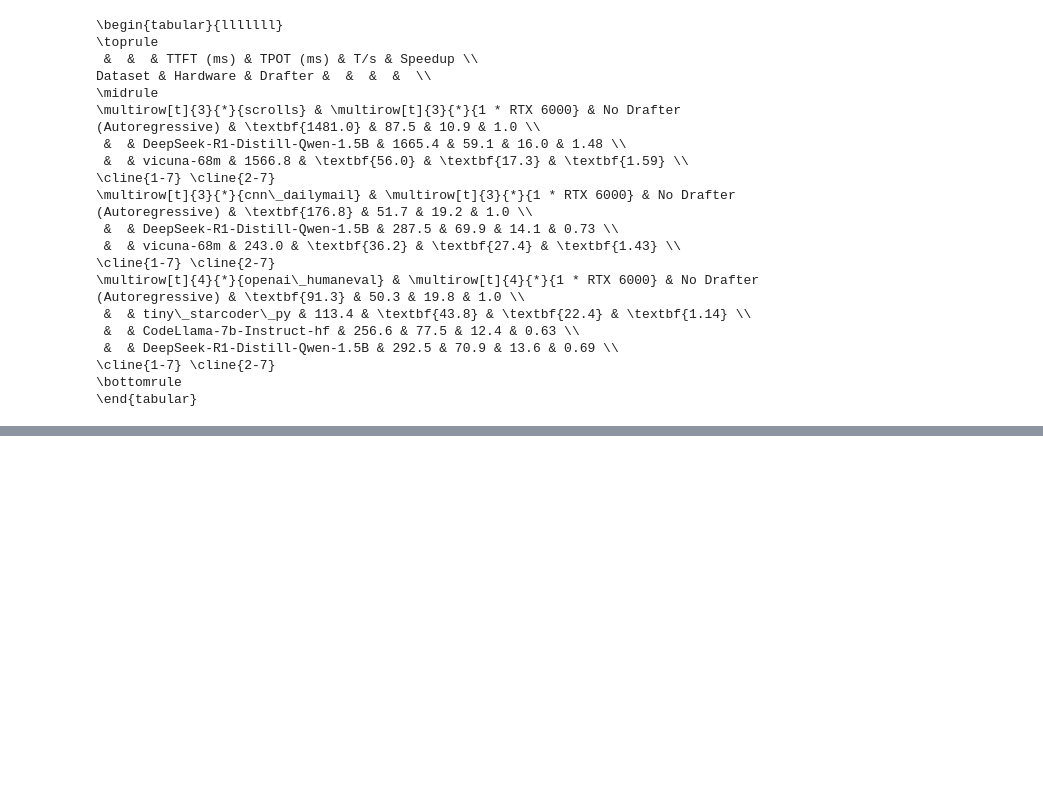
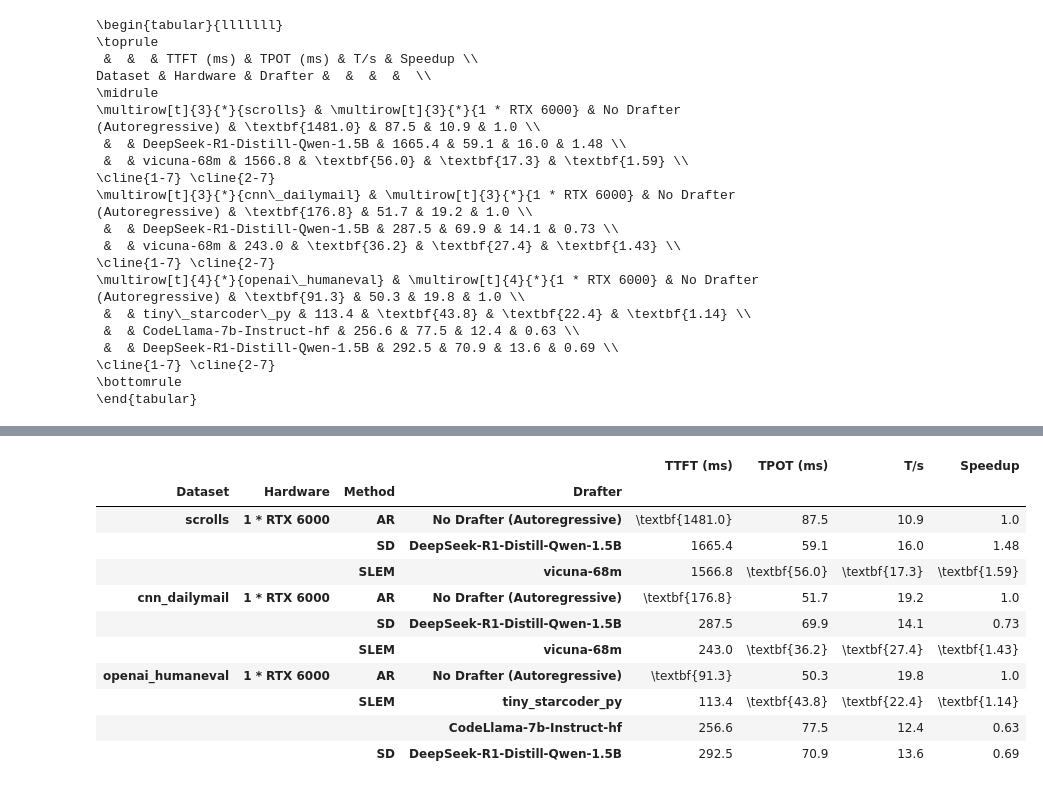
Before and after one commit to keyboardAnt/hf-bench, a Jupyter notebook: hf_bench/speedups.ipynb, the cells around one changed output, grey strips where cells are left out. Saved outputs shown, nothing was run; the diff lists cells and outputs as text; code cells hidden in the pictures; blank space fills up the shorter version.

```diff
--- a/hf_bench/speedups.ipynb
+++ b/hf_bench/speedups.ipynb
@@ -782,2 +790,19 @@ Temperature & Target & Dataset & Hardware & Method & Drafter &  &  &  &  \\
 \bottomrule
 \end{tabular}
+# %%
+df_deepseek_qwen_14b_temperature_0 = get_df_summary_deepseek_qwen_14b(df_summary_for_latex_sorted_bolded_with_hardware, 0)
+df_deepseek_qwen_14b_temperature_0 = drop_multiindex_columns(df_deepseek_qwen_14b_temperature_0, ["Temperature", "Target"])
+df_deepseek_qwen_14b_temperature_0
+# %% [output]
+|  |  |  |  | TTFT (ms) | TPOT (ms) | T/s | Speedup |
+| Dataset | Hardware | Method | Drafter |  |  |  |  |
+| scrolls | 1 * RTX 6000 | AR | No Drafter (Autoregressive) | \textbf{1481.0} | 87.5 | 10.9 | 1.0 |
+|  |  | SD | DeepSeek-R1-Distill-Qwen-1.5B | 1665.4 | 59.1 | 16.0 | 1.48 |
+|  |  | SLEM | vicuna-68m | 1566.8 | \textbf{56.0} | \textbf{17.3} | \textbf{1.59} |
+| cnn_dailymail | 1 * RTX 6000 | AR | No Drafter (Autoregressive) | \textbf{176.8} | 51.7 | 19.2 | 1.0 |
+|  |  | SD | DeepSeek-R1-Distill-Qwen-1.5B | 287.5 | 69.9 | 14.1 | 0.73 |
+|  |  | SLEM | vicuna-68m | 243.0 | \textbf{36.2} | \textbf{27.4} | \textbf{1.43} |
+| openai_humaneval | 1 * RTX 6000 | AR | No Drafter (Autoregressive) | \textbf{91.3} | 50.3 | 19.8 | 1.0 |
+|  |  | SLEM | tiny_starcoder_py | 113.4 | \textbf{43.8} | \textbf{22.4} | \textbf{1.14} |
+|  |  |  | CodeLlama-7b-Instruct-hf | 256.6 | 77.5 | 12.4 | 0.63 |
+|  |  | SD | DeepSeek-R1-Distill-Qwen-1.5B | 292.5 | 70.9 | 13.6 | 0.69 |
```
Also changed, not shown: parts of 7 cells of this notebook.
